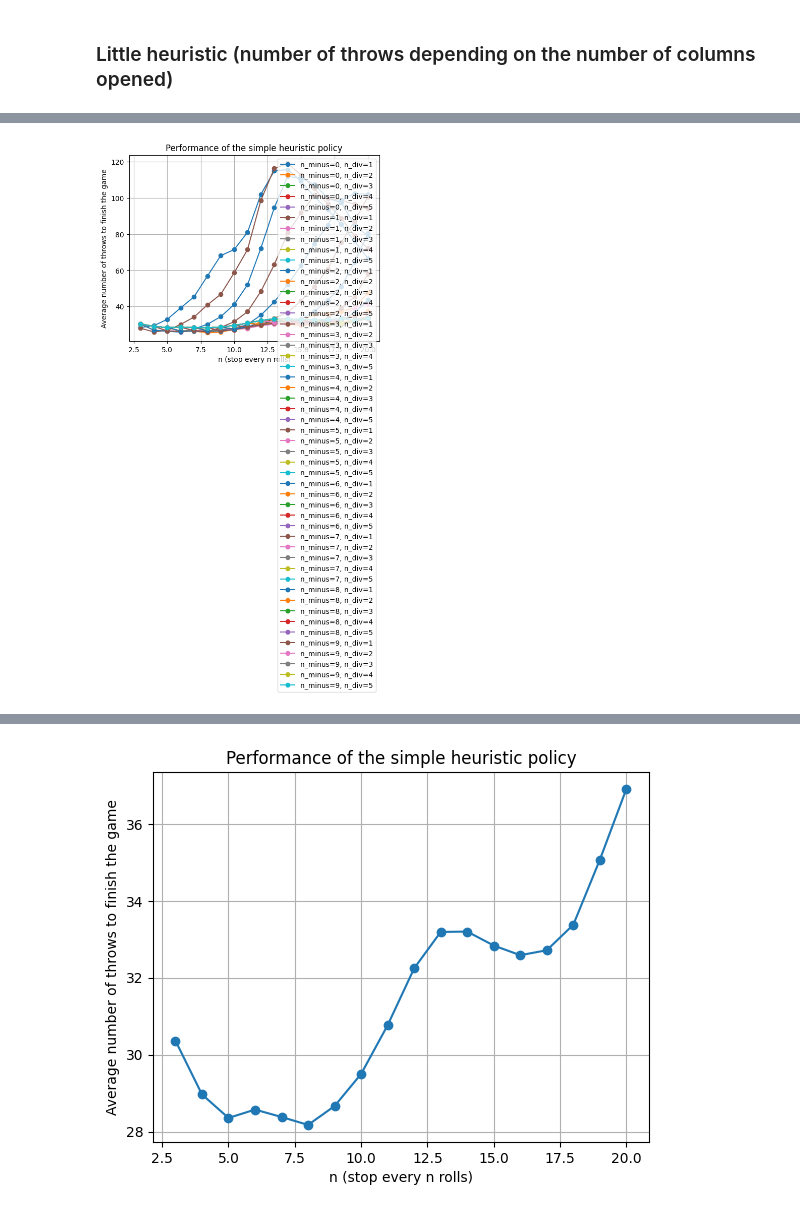
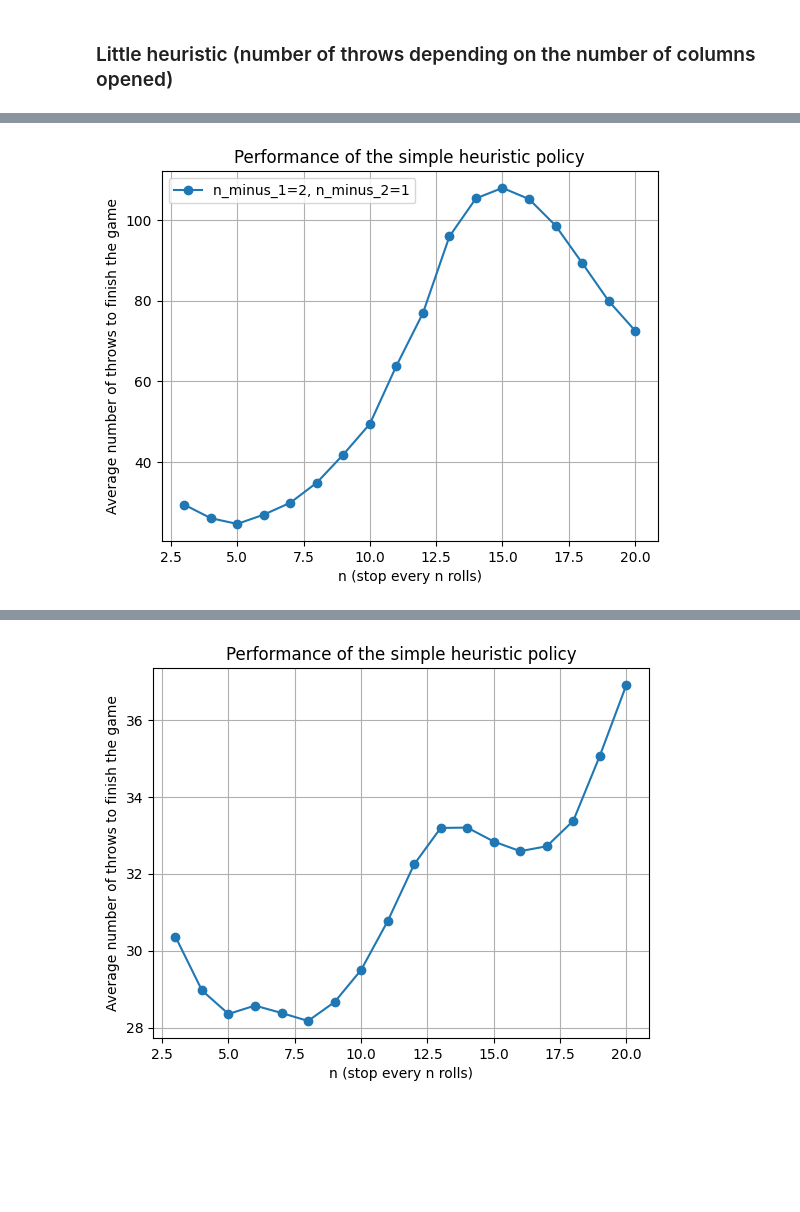
Before and after one commit to CamilleBernardB/Can-t-Stop-projet-IMI, a Jupyter notebook: 3 columns with numba.ipynb, the cells around one changed output, grey strips where cells are left out. Saved outputs shown, nothing was run; the diff lists cells and outputs as text; code cells hidden in the pictures; blank space fills up the shorter version.

Commit message:
avancée sur min roll pour le calcul de la policy

```diff
--- a/3 columns with numba.ipynb
+++ b/3 columns with numba.ipynb
@@ -393,6 +366,6 @@ def value_iteration(Nx, Ny, Nz, actions, prob_array, tol=1e-6, max_iter=100, x_b
 # %%
-N6, N7, N8 = 3, 7, 5
-OPEN = (2, 4, 11)
+N6, N7, N8 = 11, 13, 11
+OPEN = (6, 7, 8)
 actions, pair_array, prob_array = precompute_actions(OPEN)
-V, policy = value_iteration(N6, N7, N8, actions, prob_array)
+V = value_iteration(N6, N7, N8, actions, prob_array)
 print("Le gain optimal est :", V[0, 0, 0, 0, 0, 0])
@@ -748,15 +739,21 @@ Convergé en 1 itérations
 n_weight = []
 n = []
 n_min = []
-#Ns = {6: 11, 7: 13, 8: 11}
+n_1, n_2, n_3 = 0,0,0
+Ns = {6: 11, 7: 13, 8: 11}
 for k in range(100):
     print(k)
     #n_ = simulation_player_v_weight(lancers[k], Ns, actions, pair_array, 2, 4, 11, prob_chiffres, False)
-    n__ = simulation_player_v1(lancers[k], Ns, actions, pair_array, 2, 4, 11, False)
-    n_min.append(simulation_player_min_rolls(lancers[k], Ns, actions, pair_array, 2, 4, 11, False))
+    n__, n_to_finish_1, n_to_finish_2, n_to_finish_3 = simulation_player_v1(lancers[k], Ns, actions, pair_array, 6, 7, 8, False)
+    #n_min.append(simulation_player_min_rolls(lancers[k], Ns, actions, pair_array, 2, 4, 11, False))
     #n_weight.append(n_)
     if n__ >= 0:
         n.append(n__)
+        n_1 += n_to_finish_1
+        n_2 += n_to_finish_2
+        n_3 += n_to_finish_3
+
+print(n_1/100, n_2/100, n_3/100)
 
 import matplotlib.pyplot as plt
 
@@ -1451,20 +1469,68 @@ def heuristic_simple_columns_variable(Ns, lancers, actions, pair_array, n = 5, n
 import matplotlib.pyplot as plt
 Ns = {6: 11, 7: 13, 8: 11}
 n_min, n_max = 3, 21
-n_minus = [i for i in range(10)]
-n_div = [i for i in range(1, 6)]
-n_heuristic_simple_list_change = np.zeros((10, 5, n_max-n_min))
-for i in n_minus:
-    for j in n_div:
+n_minus_1 = [i for i in range(n_max)]
+n_minus_2 = [i for i in range(n_max)]
+n_heuristic_simple_list_change = np.zeros((len(n_minus_1), len(n_minus_2), n_max-n_min))
+n_minus_best_1, n_minus_best_2, n_2_best, n_3_best, n_best = None, None, None, None, None
+n_to_finish_1_best, n_to_finish_2_best, n_to_finish_3_best = None, None, None
+best = float('inf')
+for i_1 in n_minus_1:
+    for i_2 in n_minus_2:
+        n_to_finish_1  = np.zeros(n_max-n_min)
+        n_to_finish_2  = np.zeros(n_max-n_min)
+        n_to_finish_3  = np.zeros(n_max-n_min)
         for k in range(n_simu):
             for n in range(n_min, n_max):
-                n_heuristic_simple = heuristic_simple_columns_variable(Ns, lancers[k], actions, pair_array, n=n, n_minus = i, n_div=j, verbose=False)
+                n_heuristic_simple, n_1, n_2, n_3 = heuristic_simple_columns_variable(Ns, lancers[k], actions, pair_array, n=n, n_minus_1 = i_1, n_minus_2 = i_2, verbose=False)
+                if n_heuristic_simple > 0 :
+                    n_heuristic_simple_list_change[i_1, i_2, n-3] += (n_heuristic_simple)/n_simu
+                    n_to_finish_1[n-n_min] += n_1/n_simu
+                    n_to_finish_2[n-n_min] += n_2/n_simu
+                    n_to_finish_3[n-n_min] += n_3/n_simu
+        best_ij = np.min(n_heuristic_simple_list_change[i_1, i_2, :])
+        print(i_1, i_2, n_to_finish_1, n_to_finish_2, n_to_finish_3, best_ij)
+        if best_ij < best :
+            best = best_ij
+            n_best = np.argmin(n_heuristic_simple_list_change[i_1, i_2, :])
+            n_minus_best_1 = i_1
+            n_minus_best_2 = i_2
+            n_to_finish_1_best, n_to_finish_2_best, n_to_finish_3_best = n_to_finish_1[n_best], n_to_finish_2[n_best], n_to_finish_3[n_best]
+            print(f"Best policy: n_minus_1={n_minus_best_1}, n_minus_2={n_minus_best_2}, n={n_best+3}, min throws: {best}")
+
+n_2 = [i for i in range(1,10)]
+n_3 = [i for i in range(1,6)]
+n_heuristic_simple_list_const = np.zeros((len(n_2), len(n_3), n_max-n_min))
+for i in n_2:
+    for j in n_3:
+        n_to_finish_1  = np.zeros(n_max-n_min)
+        n_to_finish_2  = np.zeros(1)
+        n_to_finish_3  = np.zeros(1)
+        for k in range(n_simu):
+            for n in range(n_min, n_max):
+                n_heuristic_simple, n_1, n_2_, n_3_ = heuristic_simple_columns_variable(Ns, lancers[k], actions, pair_array, n=n, n_2 = i, n_3 = j, verbose=False)
                 if n_heuristic_simple is not None :
-                    n_heuristic_simple_list_change[i, j-1, n-3] += (n_heuristic_simple)/n_simu
+                    n_heuristic_simple_list_const[i-1, j-1, n-n_min] += (n_heuristic_simple)/n_simu
+                    n_to_finish_1[n-n_min] += n_1/n_simu
+                    n_to_finish_2[0] += n_2_/(n_simu*(n_max-n_min))
+                    n_to_finish_3[0] += n_3_/(n_simu*(n_max-n_min))
+        best_ij = np.min(n_heuristic_simple_list_const[i-1, j-1])
+        print(i, j, n_to_finish_1, n_to_finish_2, n_to_finish_3)
+        if best_ij < best :
+            best = best_ij
+            n_best = np.argmin(n_heuristic_simple_list_const[i-1, j-1])
+            n_2_best = i
+            n_3_best = j
+            n_minus_best_1 = None
+            n_minus_best_2 = None
+            n_to_finish_1_best, n_to_finish_2_best, n_to_finish_3_best = n_to_finish_1[n_best], n_to_finish_2[n_best], n_to_finish_3[n_best]
+            print(f"Best policy: n_2={n_2_best}, n_3={n_3_best}, n={n_best+3}, min throws: {best}")
 fig, ax = plt.subplots()
-for i in n_minus:
-    for j in n_div:
-        ax.plot(range(n_min, n_max), n_heuristic_simple_list_change[i,j-1,:], marker='o', label=f"n_minus={i}, n_div={j}")
+if n_2_best is None:
+    ax.plot(range(n_min, n_max), n_heuristic_simple_list_change[n_minus_best_1,n_minus_best_2,:], marker='o', label=f"n_minus_1={n_minus_best_1}, n_minus_2={n_minus_best_2}")
+if n_minus_best_1 is None:
+    ax.plot(range(n_min, n_max), n_heuristic_simple_list_const[n_2_best,n_3_best-1,:], marker='o', label=f"n_2={n_2_best}, n_3={n_3_best}")
+
 ax.legend()
 ax.set_xlabel('n (stop every n rolls)')
 ax.set_ylabel('Average number of throws to finish the game')
@@ -1492,2 +1558,2 @@ j 5
-[figure, old version]
+[figure, new version]
 # %%
```
Also changed, not shown: parts of 11 cells of this notebook.
